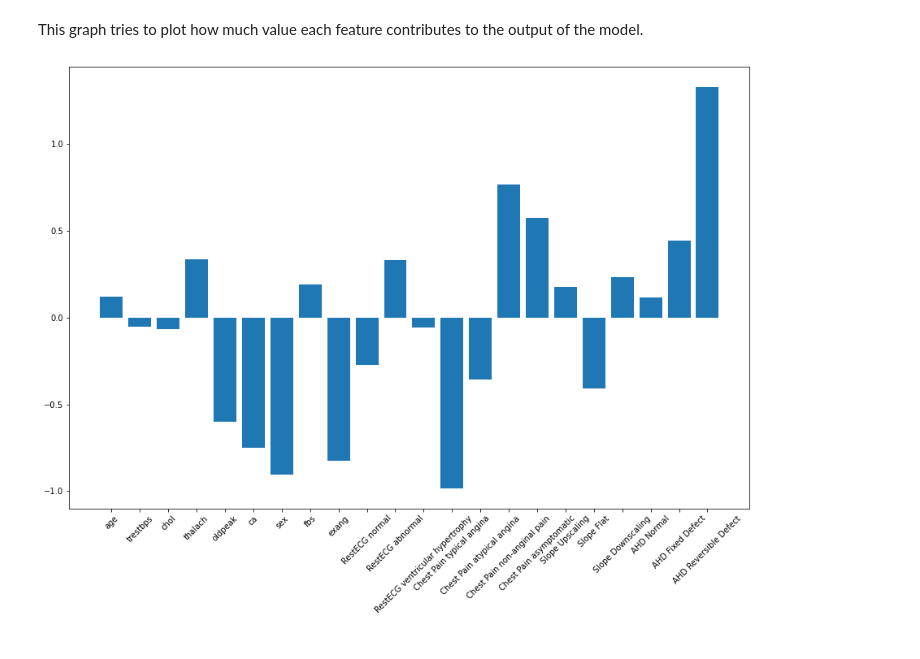
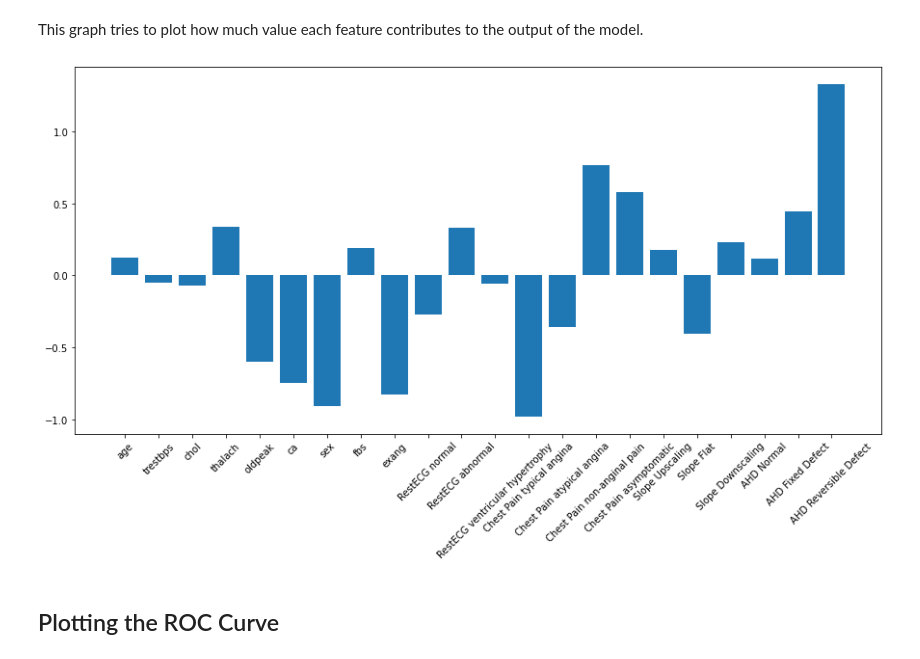
Before and after one commit to JOmarCuenca/Proyecto-Integrador-Cabrera, a Jupyter notebook: final_project/heart_attack_prediction-logistic_regression.ipynb, the cells around one changed output. Saved outputs shown, nothing was run; the diff lists cells and outputs as text; code cells hidden in the pictures.

```diff
--- a/final_project/heart_attack_prediction-logistic_regression.ipynb
+++ b/final_project/heart_attack_prediction-logistic_regression.ipynb
@@ -632,9 +633,11 @@ The least important feature according to the Regression Model is trestbps
 # %% [markdown]
 This graph tries to plot how much value each feature contributes to the output of the model.
 # %%
-plt.figure(figsize=(15,10))
+plt.figure(figsize=(15,7))
 plt.xticks(rotation=45)
 plt.bar(featureTags, modelCoeff)
 plt.show()
 # %% [output]
-[figure, old version]
+[figure, new version]
+# %% [markdown]
+## Plotting the ROC Curve
```
Also changed, not shown: parts of 7 cells of this notebook.
